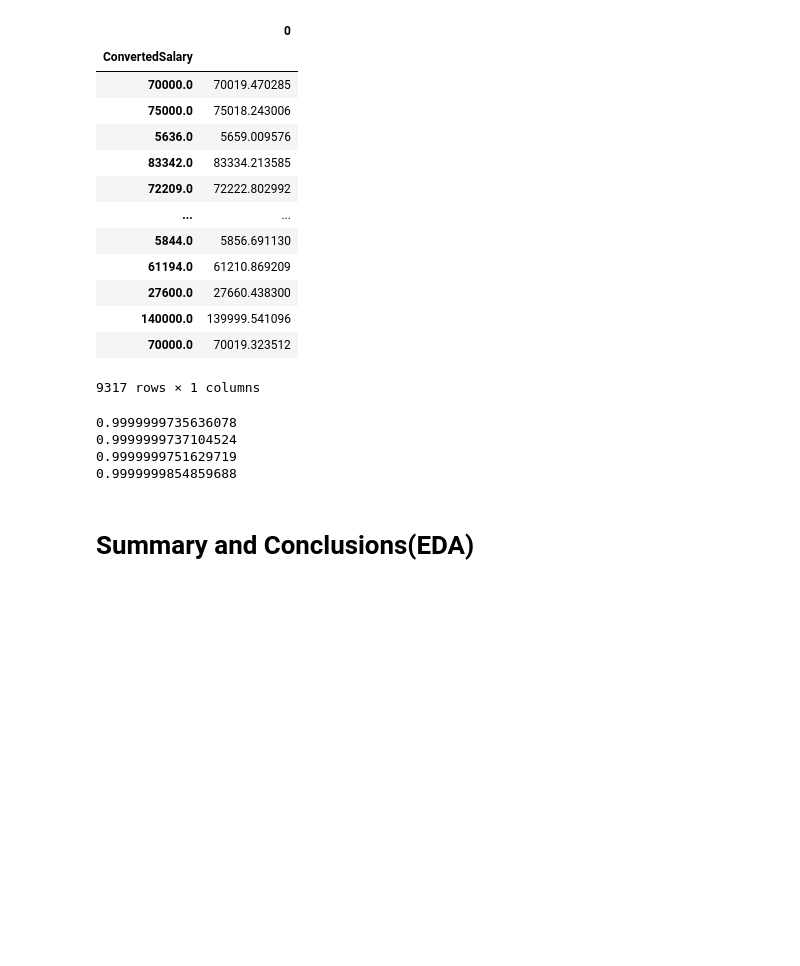
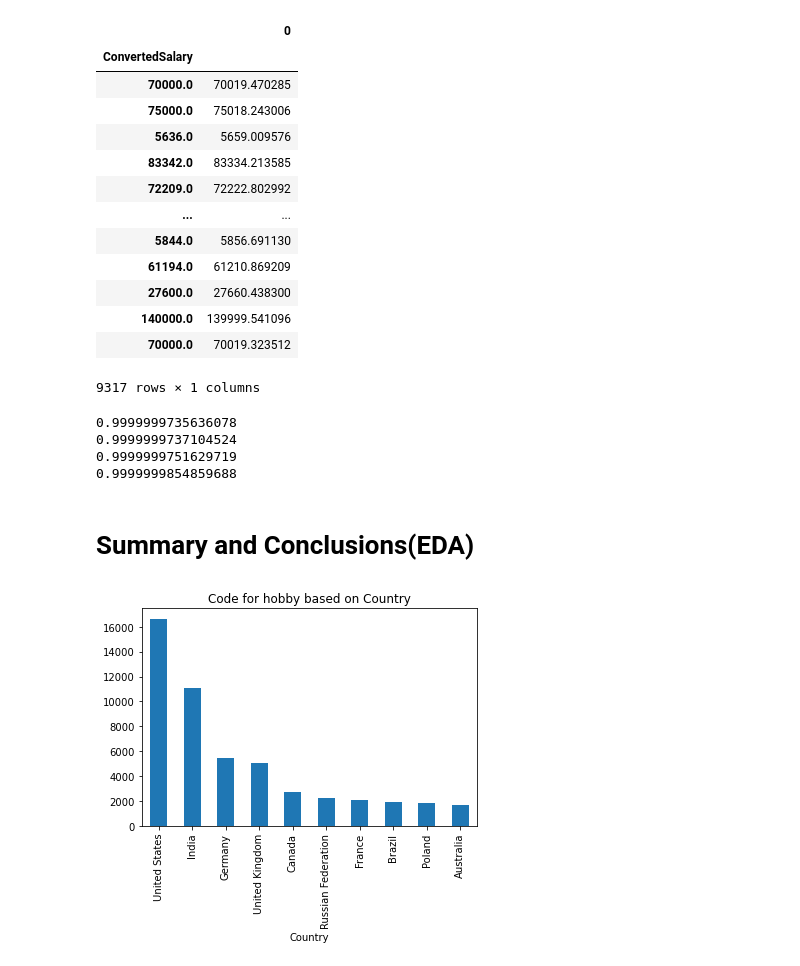
Before and after one commit to akashsky1994/stack-overflow-developer-survey-analysis, a Jupyter notebook: developer-data-analysis.ipynb, the cells around one changed output. Cells and saved outputs as stored; diff of their text form; code cells hidden in the pictures; blank space fills up the shorter version.

```diff
--- a/developer-data-analysis.ipynb
+++ b/developer-data-analysis.ipynb
@@ -607,3 +593,16 @@ print('Mean MAE: %.3f (%.3f)' % (scores.mean(), scores.std()) )
 # print(results, mse)
 # %% [markdown]
 # Summary and Conclusions(EDA)
+# %%
+#Some facts about Does Developer Code For Hobby?
+codeforHobby_df= df[df['Hobby']== 'Yes']
+
+# Which country code for Hobby most?
+codeforHobbyCountry_df= codeforHobby_df.groupby('Country').count()
+codeforHobbyCountry_df.sort_values(by=['Respondent'], ascending=False, inplace=True)
+
+codeforHobbyCountry_df.iloc[0:10, 0].plot.bar()
+plt.title('Code for hobby based on Country')
+plt.show()
+# %% [output]
+[figure, added]
```
Also changed, not shown: parts of 26 cells of this notebook, 1 other file.
